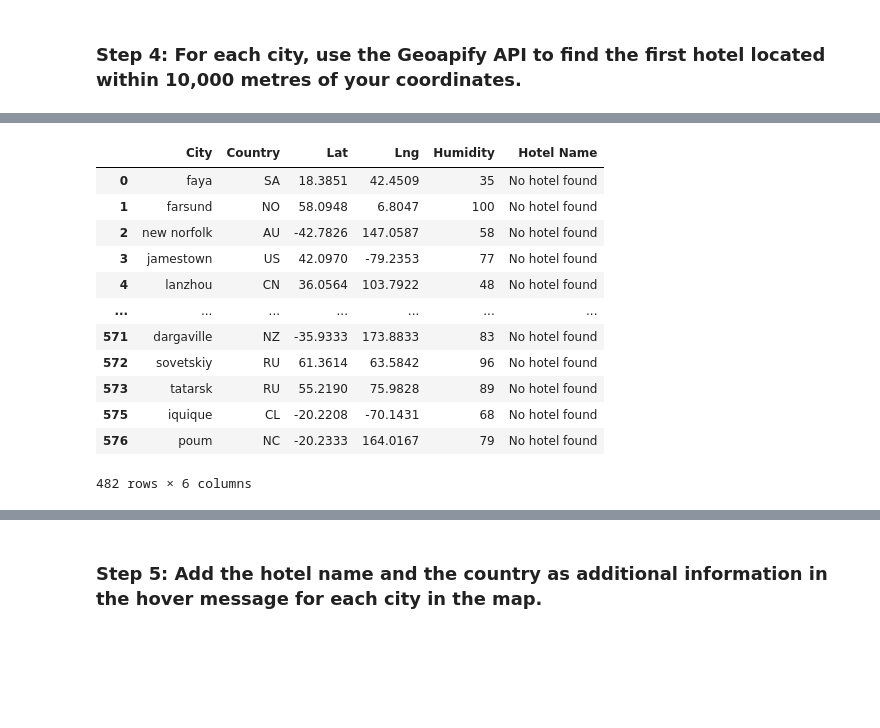
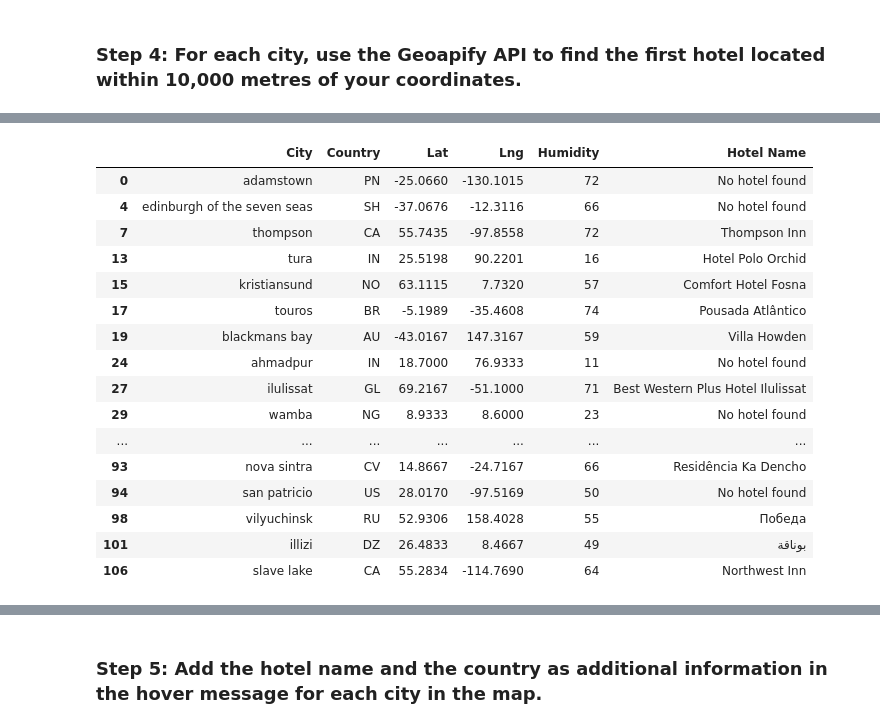
Before and after one commit to henry-lemen/python-api-challenge, a Jupyter notebook: VacationPy.ipynb, the cells around one changed output, grey strips where cells are left out. Saved outputs shown, nothing was run; the diff lists cells and outputs as text; code cells hidden in the pictures; blank space fills up the shorter version.

```diff
--- a/VacationPy.ipynb
+++ b/VacationPy.ipynb
@@ -56,7 +56,7 @@ map_plot_1
 ### Step 2: Narrow down the `city_data_df` DataFrame to find your ideal weather condition
 # %%
 # Narrow down cities that fit criteria and drop any results with null values
-updated_city_data_df = city_data_df[city_data_df['Max Temp'] < 27]
+updated_city_data_df = city_data_df[city_data_df['Humidity'] < 75]
 # city_data_df['Max Temp'] > 21, city_data_df['Wind Speed'] > 4.5, city_data_df['Cloudiness'] < 50]
 
 # Drop any rows with null values
@@ -99,2 +103,18 @@ hotel_df.head()
 # %% [markdown]
 ### Step 4: For each city, use the Geoapify API to find the first hotel located within 10,000 metres of your coordinates.
+# %%
+radius = 10000
+categories = "accommodation.hotel"
+limit = 1
+params = {"apiKey": geoapify_key,
+    "categories": categories,
+    "limit": limit
+}
+params["filter"] = f"circle:{lon},{lat},{radius}"
+params["bias"] = f"proximity:{lon},{lat}"
+
+base_url = "https://api.geoapify.com/v2/places"
+response = requests.get(base_url, params=params)
+
+print(f"Status Code: {response.status_code}")
+print(f"Response Content: {response.text}")
@@ -103,10 +126,6 @@ hotel_df.head()
 radius = 10000
 categories = "accommodation.hotel"
 limit = 1
-params = {"apiKey": geoapify_key,
-    "categories": categories,
-    "limit": limit
-}
 
 # Print a message to follow up the hotel search
 print("Starting hotel search")
@@ -117,24 +136,36 @@ for index, row in hotel_df.iterrows():
     lon = row["Lng"]
 
     # Add the current city's latitude and longitude to the params dictionary
-    params["filter"] = f"circle:{lon},{lat},{radius}"
-    params["bias"] = f"proximity:{lon},{lat}"
+    params = {"apiKey": geoapify_key,
+    "categories": categories,
+    "limit": limit,
+    "filter": f"circle:{lon},{lat},{radius}",
+    "bias": f"proximity:{lon},{lat}"
+    }
+    # params["filter"] = f"circle:{lon},{lat},{radius}"
+    # params["bias"] = f"proximity:{lon},{lat}"
 
     # Set base URL
     base_url = "https://api.geoapify.com/v2/places"
 
     # Make and API request using the params dictionary
-    name_address = requests.request("GET", base_url, data=params)
+    response = requests.request("GET", base_url, params=params)
 
     # Convert the API response to JSON format
-    name_address = name_address.json()
+
+    if response.status_code == 200:
+
+        name_address = response.json()
 
     # Grab the first hotel from the results and store the name in the hotel_df DataFrame
-    try:
-        hotel_df.loc[index, "Hotel Name"] = name_address["features"][0]["properties"]["name"]
-    except (KeyError, IndexError):
-        # If no hotel is found, set the hotel name as "No hotel found".
-        hotel_df.loc[index, "Hotel Name"] = "No hotel found"
+        try:
+            hotel_df.loc[index, "Hotel Name"] = name_address["features"][0]["properties"]["name"]
+        except (KeyError, IndexError):
+            # If no hotel is found, set the hotel name as "No hotel found".
+            hotel_df.loc[index, "Hotel Name"] = "No hotel found"
+
+    else:
+        hotel_df.loc[index, "Hotel Name"] = "API request failed"
 
     # Log the search results
     print(f"{hotel_df.loc[index, 'City']} - nearest hotel: {hotel_df.loc[index, 'Hotel Name']}")
@@ -162,13 +193,17 @@ poum - nearest hotel: No hotel found
 |  | City | Country | Lat | Lng | Humidity | Hotel Name |
-| 0 | faya | SA | 18.3851 | 42.4509 | 35 | No hotel found |
-| 1 | farsund | NO | 58.0948 | 6.8047 | 100 | No hotel found |
-| 2 | new norfolk | AU | -42.7826 | 147.0587 | 58 | No hotel found |
-| 3 | jamestown | US | 42.0970 | -79.2353 | 77 | No hotel found |
-| 4 | lanzhou | CN | 36.0564 | 103.7922 | 48 | No hotel found |
+| 0 | adamstown | PN | -25.0660 | -130.1015 | 72 | No hotel found |
+| 4 | edinburgh of the seven seas | SH | -37.0676 | -12.3116 | 66 | No hotel found |
+| 7 | thompson | CA | 55.7435 | -97.8558 | 72 | Thompson Inn |
+| 13 | tura | IN | 25.5198 | 90.2201 | 16 | Hotel Polo Orchid |
+| 15 | kristiansund | NO | 63.1115 | 7.7320 | 57 | Comfort Hotel Fosna |
+| 17 | touros | BR | -5.1989 | -35.4608 | 74 | Pousada Atlântico |
+| 19 | blackmans bay | AU | -43.0167 | 147.3167 | 59 | Villa Howden |
+| 24 | ahmadpur | IN | 18.7000 | 76.9333 | 11 | No hotel found |
+| 27 | ilulissat | GL | 69.2167 | -51.1000 | 71 | Best Western Plus Hotel Ilulissat |
+| 29 | wamba | NG | 8.9333 | 8.6000 | 23 | No hotel found |
 | ... | ... | ... | ... | ... | ... | ... |
-| 571 | dargaville | NZ | -35.9333 | 173.8833 | 83 | No hotel found |
-| 572 | sovetskiy | RU | 61.3614 | 63.5842 | 96 | No hotel found |
-| 573 | tatarsk | RU | 55.2190 | 75.9828 | 89 | No hotel found |
-| 575 | iquique | CL | -20.2208 | -70.1431 | 68 | No hotel found |
-| 576 | poum | NC | -20.2333 | 164.0167 | 79 | No hotel found |
+| 93 | nova sintra | CV | 14.8667 | -24.7167 | 66 | Residência Ka Dencho |
+| 94 | san patricio | US | 28.0170 | -97.5169 | 50 | No hotel found |
+| 98 | vilyuchinsk | RU | 52.9306 | 158.4028 | 55 | Победа |
+| 101 | illizi | DZ | 26.4833 | 8.4667 | 49 | بوناقة |
+| 106 | slave lake | CA | 55.2834 | -114.7690 | 64 | Northwest Inn |
-482 rows × 6 columns
```
Also changed, not shown: parts of 6 cells of this notebook, 14 other files.
